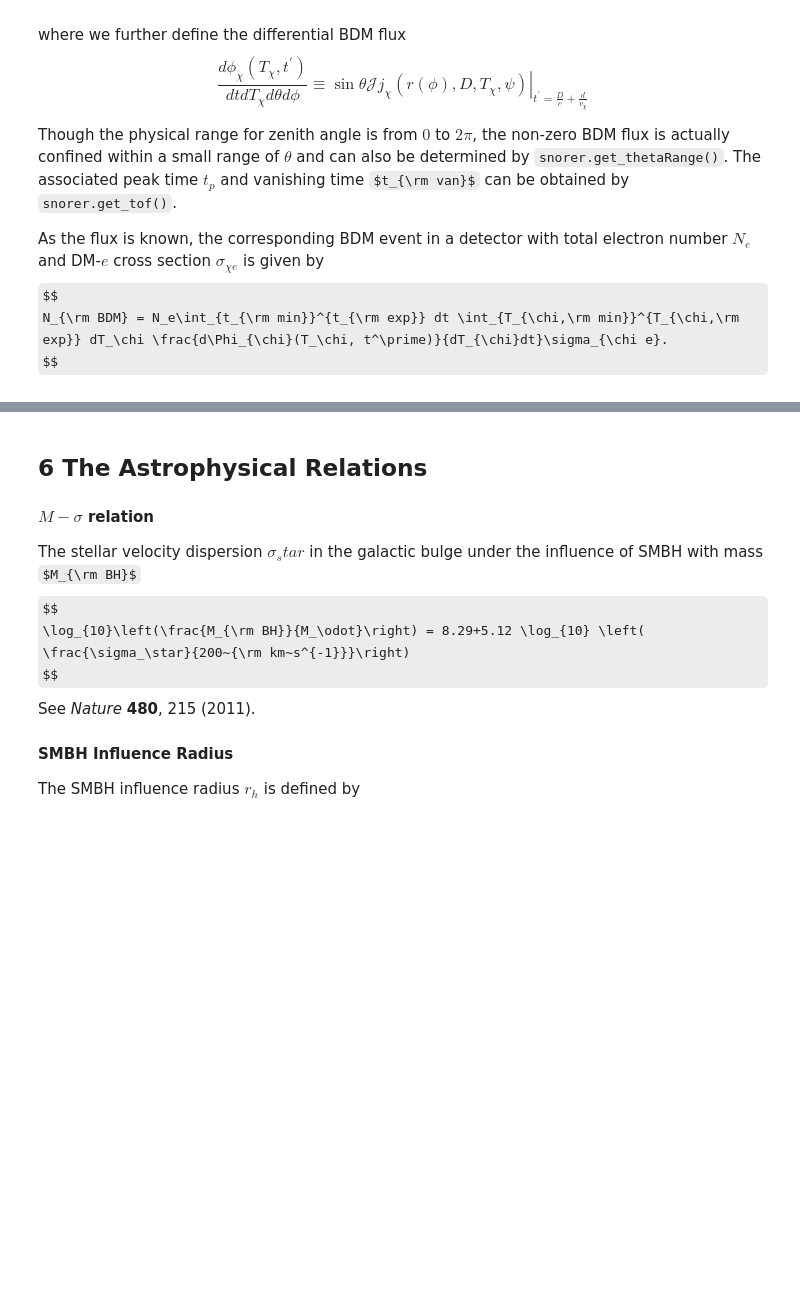
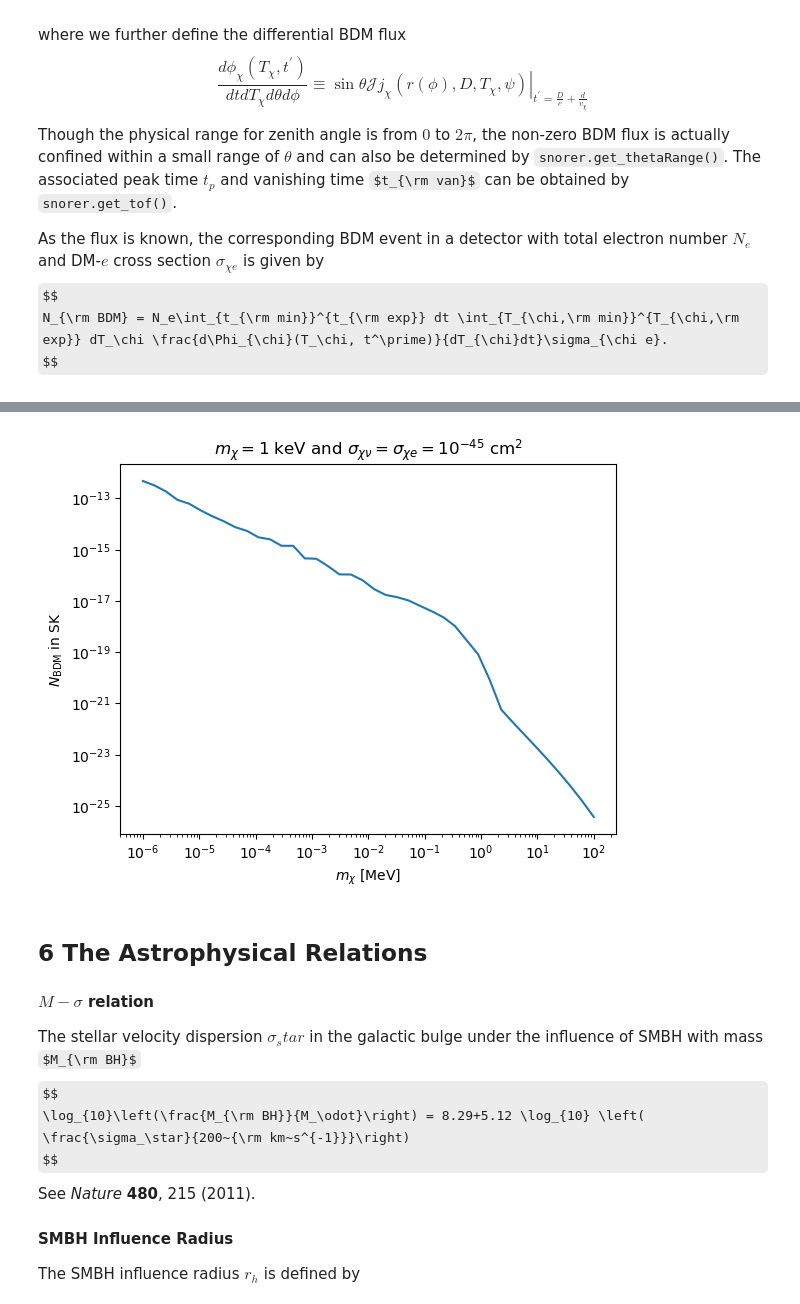
Before and after one commit to yenhsunlin/snorer, a Jupyter notebook: examples/tutorial.ipynb, the cells around one changed output, grey strips where cells are left out. Cells and saved outputs as stored; diff of their text form; code cells hidden in the pictures; some formulas as TeX source; blank space fills up the shorter version.

```diff
--- a/examples/tutorial.ipynb
+++ b/examples/tutorial.ipynb
@@ -469,3 +497,31 @@ Returns:
+# %%
+# # Evaluate SNv BDM flux from various position
+# Rstar=8.5
+# beta=0
+# mxList = np.logspace(-6,2,40)
+
+# # multiprocessing, default is sigxv = 1e-45 cm^2
+# pool = mp.Pool(8)
+# BDMevent = pool.map(partial(snorer.event,Rstar=Rstar,beta=beta,is_spike=False,neval=40000),mxList)
+
+# Ne = 7e33                                # SK total electron number
+# sigxe = 1e-45                            # DM-e cross section
+# BDMevent = np.array(BDMevent)*Ne*sigxe   # Total event in SK
+# save data for later use
+#np.savetxt('BDMevent_SK_mx_1keV_sigxv_1e-45_sigxe_1e-45_nospike.txt', np.vstack((mxList,BDMevent)).T,fmt='%.5e     %.5e', header='mx [MeV]         event [#]')
+# load previously saved data
+BDMevent = np.loadtxt('BDMevent_SK_mx_1keV_sigxv_1e-45_sigxe_1e-45_nospike.txt').T
+
+#plt.plot(mxList,BDMevent)
+plt.plot(BDMevent[0],BDMevent[1])
+plt.xscale('log')
+plt.yscale('log')
+plt.title(r'$m_\chi = 1$ keV and $\sigma_{\chi\nu}=\sigma_{\chi e}=10^{-45}$ cm$^2$')
+plt.xlabel(r'$m_\chi$ [MeV]')
+plt.ylabel(r'$N_{\rm BDM}$ in SK')
+plt.show()
+# %% [output]
+[figure, added]
 # %% [markdown]
 ## 6 The Astrophysical Relations
 
```
Also changed, not shown: parts of 2 cells of this notebook.
